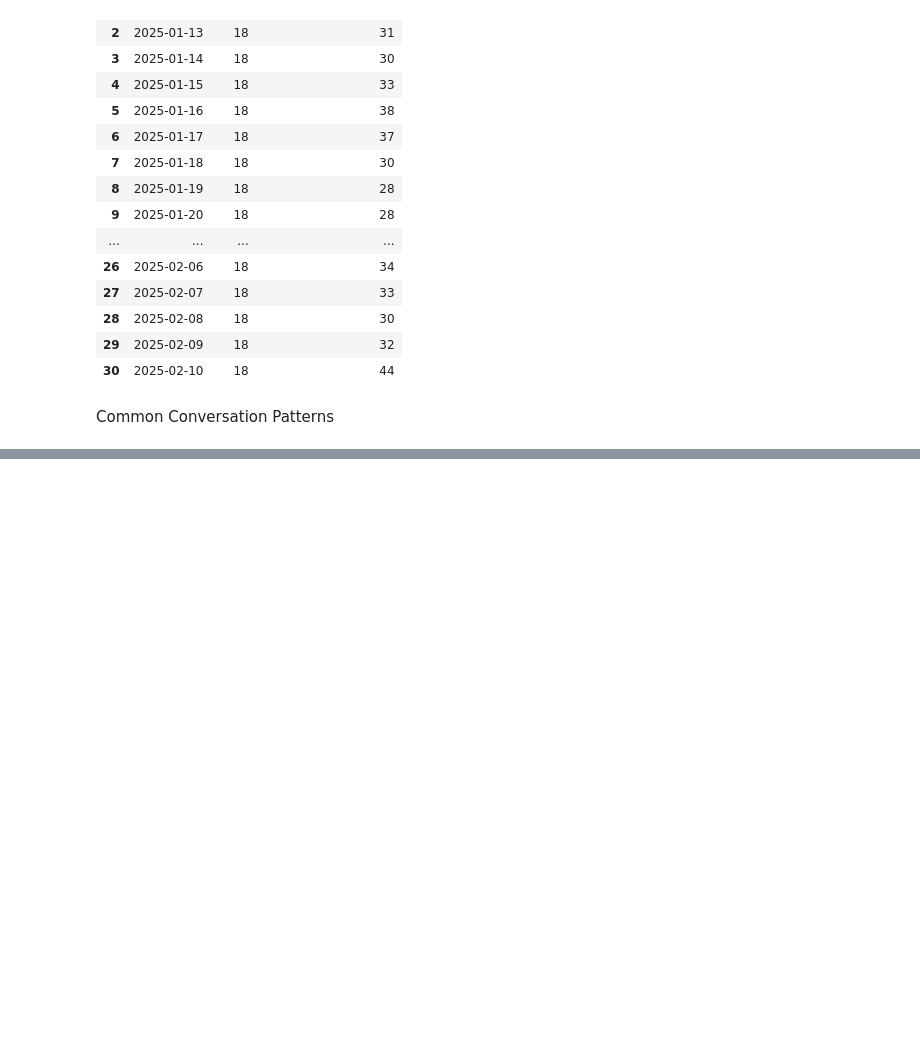
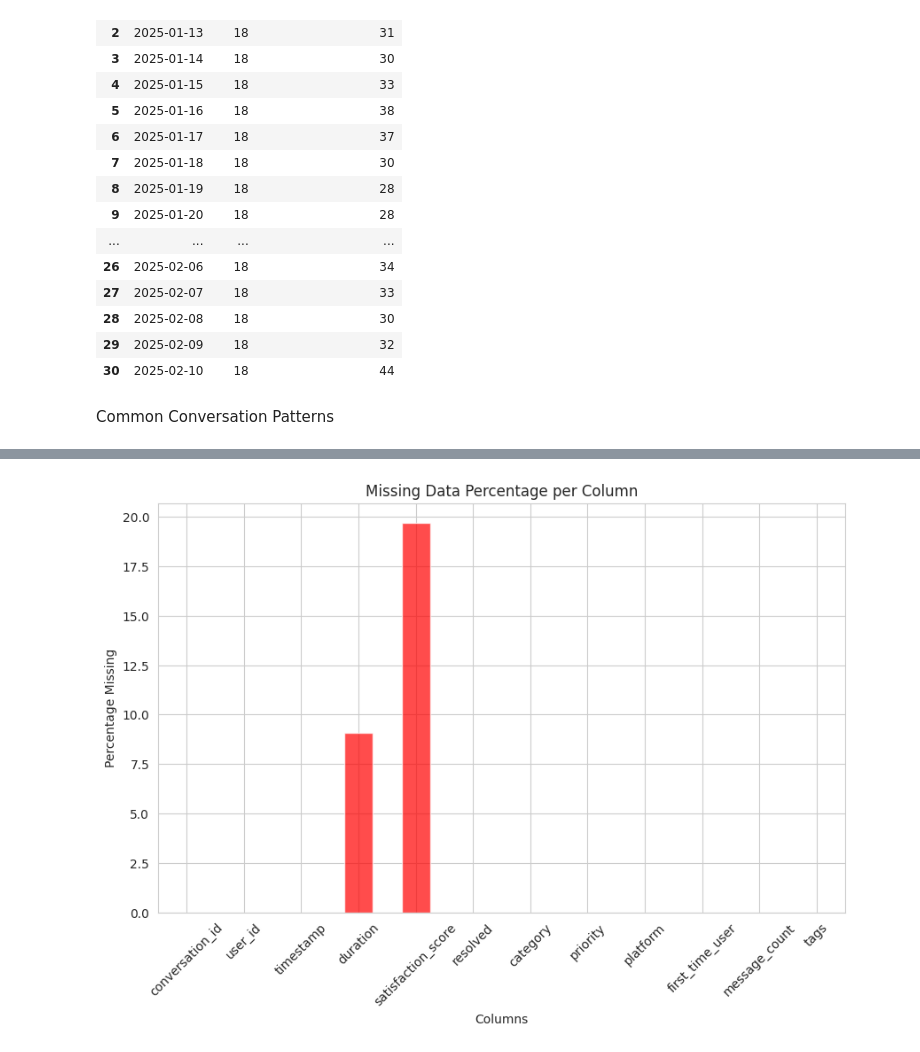
Before and after one commit to ahhmedaqil/data_scientist_assessment, a Jupyter notebook: Data_Scientist_Assessment.ipynb, the cells around one changed output, grey strips where cells are left out. Cells and saved outputs as stored; diff of their text form; code cells hidden in the pictures; blank space fills up the shorter version.

```diff
--- a/Data_Scientist_Assessment.ipynb
+++ b/Data_Scientist_Assessment.ipynb
@@ -326,0 +396,16 @@ response_time_per_conv
+# %%
+# data quality metric
+missing_values_df = pd.DataFrame(conversations)
+
+missing_percent = (missing_values_df.isnull().sum() / len(missing_values_df)) * 100
+
+plt.figure(figsize=(10, 6))
+missing_percent.plot(kind='bar', color='red', alpha=0.7)
+plt.xlabel("Columns")
+plt.ylabel("Percentage Missing")
+plt.title("Missing Data Percentage per Column")
+plt.xticks(rotation=45)
+
+plt.show()
+# %% [output]
+[figure, added]
```
Also changed, not shown: parts of 4 cells of this notebook.
